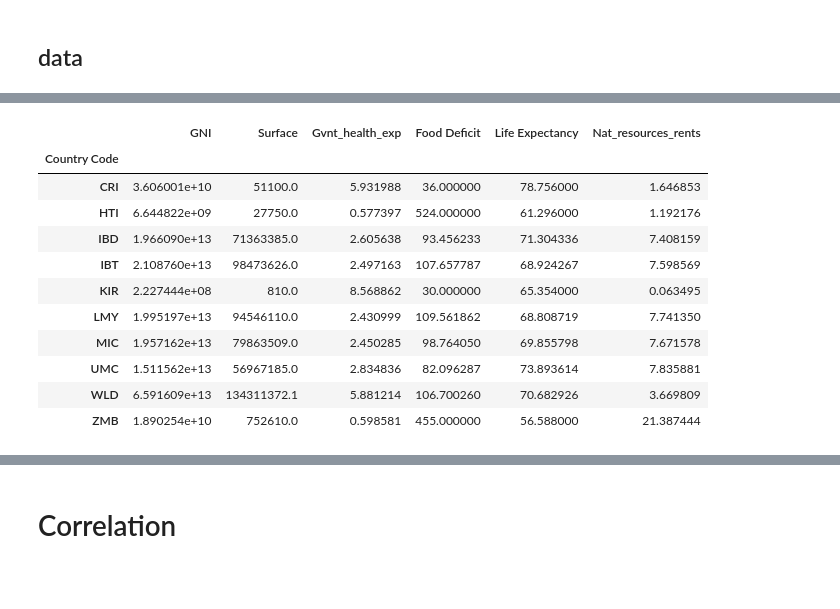
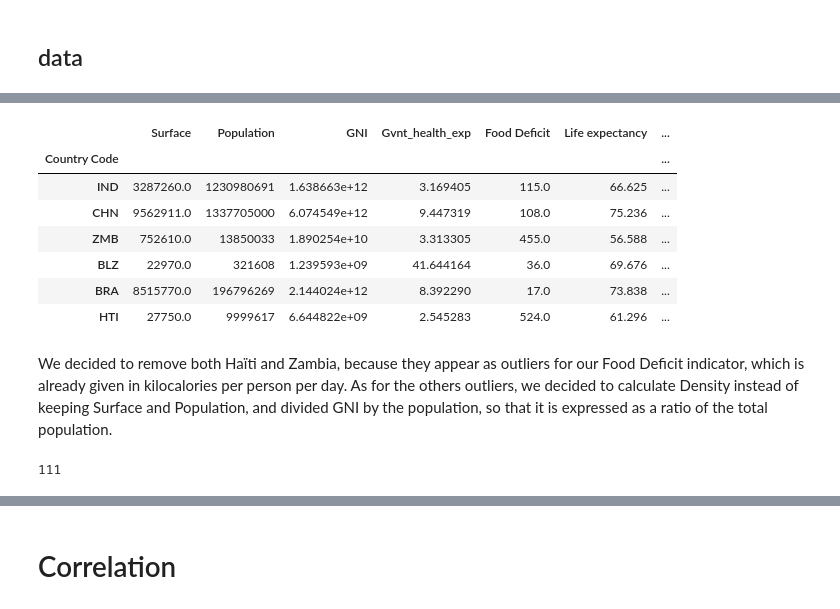
Before and after one commit to hgit2/IAproject, a Jupyter notebook: Projet_IA_clustering_classification.ipynb, the cells around one changed output, grey strips where cells are left out. Cells and saved outputs as stored; diff of their text form; code cells hidden in the pictures; blank space fills up the shorter version.

Commit message:
changed outliers

```diff
--- a/Projet_IA_clustering_classification.ipynb
+++ b/Projet_IA_clustering_classification.ipynb
@@ -295,18 +273,16 @@ data.loc[sorted(list(set(outliers2.index)))]
 # %%
 # we keep outliers not related to nat. ressources
-mask2bis=mask2.iloc[:,:4]
+mask2bis=mask2.iloc[:,:6]
 outliers2bis = datan[mask2bis.any(axis=1)]
 outliers2bis
 # %% [output]
-|  | GNI | Surface | Gvnt_health_exp | Food Deficit | Life Expectancy | Nat_resources_rents |
-| Country Code |  |  |  |  |  |  |
-| CRI | 3.606001e+10 | 51100.0 | 5.931988 | 36.000000 | 78.756000 | 1.646853 |
-| HTI | 6.644822e+09 | 27750.0 | 0.577397 | 524.000000 | 61.296000 | 1.192176 |
-| IBD | 1.966090e+13 | 71363385.0 | 2.605638 | 93.456233 | 71.304336 | 7.408159 |
-| IBT | 2.108760e+13 | 98473626.0 | 2.497163 | 107.657787 | 68.924267 | 7.598569 |
-| KIR | 2.227444e+08 | 810.0 | 8.568862 | 30.000000 | 65.354000 | 0.063495 |
-| LMY | 1.995197e+13 | 94546110.0 | 2.430999 | 109.561862 | 68.808719 | 7.741350 |
-| MIC | 1.957162e+13 | 79863509.0 | 2.450285 | 98.764050 | 69.855798 | 7.671578 |
-| UMC | 1.511562e+13 | 56967185.0 | 2.834836 | 82.096287 | 73.893614 | 7.835881 |
-| WLD | 6.591609e+13 | 134311372.1 | 5.881214 | 106.700260 | 70.682926 | 3.669809 |
-| ZMB | 1.890254e+10 | 752610.0 | 0.598581 | 455.000000 | 56.588000 | 21.387444 |
+|  | Surface | Population | GNI | Gvnt_health_exp | Food Deficit | Life expectancy | ... |
+| Country Code |  |  |  |  |  |  | ... |
+| IND | 3287260.0 | 1230980691 | 1.638663e+12 | 3.169405 | 115.0 | 66.625 | ... |
+| CHN | 9562911.0 | 1337705000 | 6.074549e+12 | 9.447319 | 108.0 | 75.236 | ... |
+| ZMB | 752610.0 | 13850033 | 1.890254e+10 | 3.313305 | 455.0 | 56.588 | ... |
+| BLZ | 22970.0 | 321608 | 1.239593e+09 | 41.644164 | 36.0 | 69.676 | ... |
+| BRA | 8515770.0 | 196796269 | 2.144024e+12 | 8.392290 | 17.0 | 73.838 | ... |
+| HTI | 27750.0 | 9999617 | 6.644822e+09 | 2.545283 | 524.0 | 61.296 | ... |
+# %% [markdown]
+We decided to remove both Haïti and Zambia, because they appear as outliers for our Food Deficit indicator, which is already given in kilocalories per person per day. As for the others outliers, we decided to calculate Density instead of keeping Surface and Population, and divided GNI by the population, so that it is expressed as a ratio of the total population.
@@ -312,0 +294,6 @@ outliers2bis
+# %%
+datanbis.iloc[:,0]=Density
+datanbis=datanbis.rename({"Surface":"Density"}, axis='columns')
+len(datanbis)
+# %% [output]
+111
```
Also changed, not shown: parts of 34 cells of this notebook.
